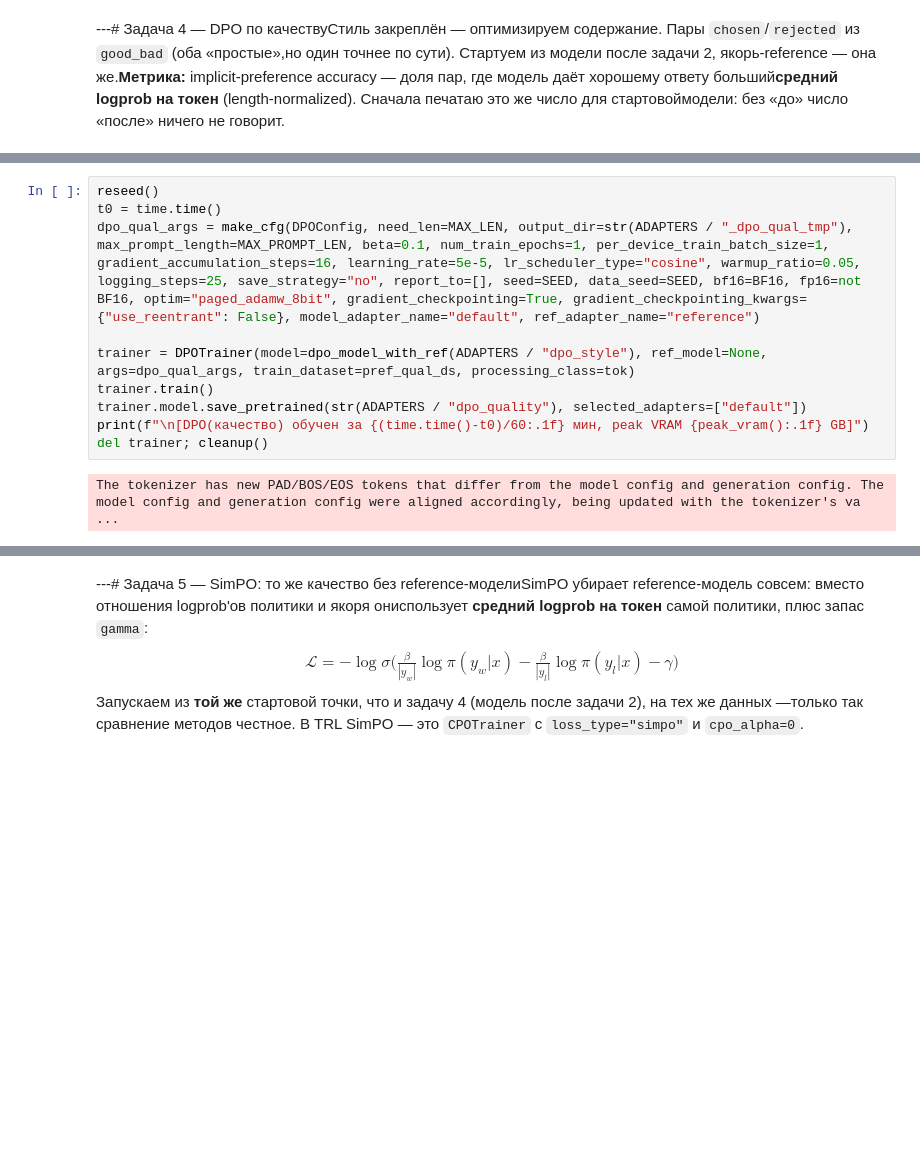
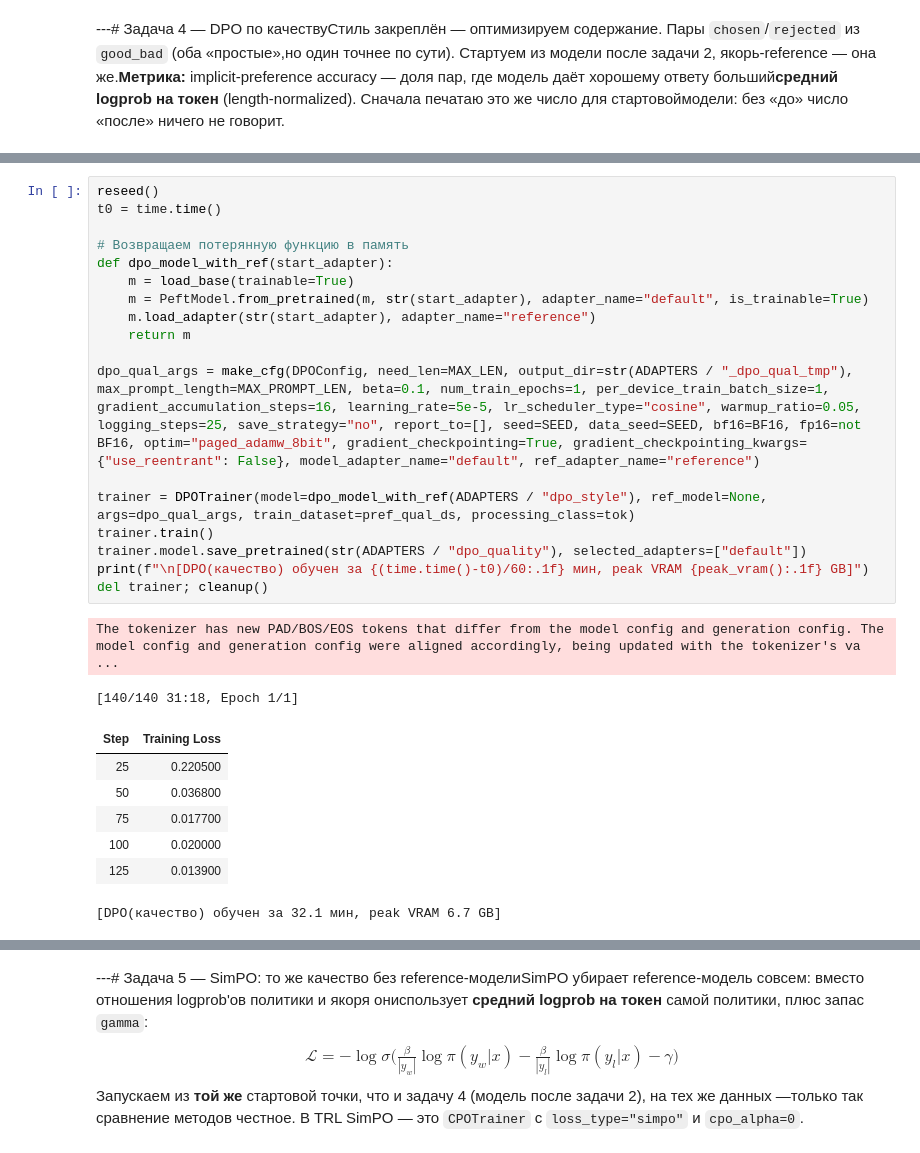
Before and after one commit to MrVlad-PL/qwen3-alignment-explainer, a Jupyter notebook: notebooks/alignment_pipeline.ipynb, the cells around one changed output, grey strips where cells are left out. Cells and saved outputs as stored; diff of their text form; blank space fills up the shorter version.

```diff
--- a/notebooks/alignment_pipeline.ipynb
+++ b/notebooks/alignment_pipeline.ipynb
@@ -476,14 +473,30 @@ implicit-preference accuracy ДО оптимизации качества: 0.980
 # %%
 reseed()
 t0 = time.time()
+
+# Возвращаем потерянную функцию в память
+def dpo_model_with_ref(start_adapter):
+    m = load_base(trainable=True)
+    m = PeftModel.from_pretrained(m, str(start_adapter), adapter_name="default", is_trainable=True)
+    m.load_adapter(str(start_adapter), adapter_name="reference")
+    return m
+
 dpo_qual_args = make_cfg(DPOConfig, need_len=MAX_LEN, output_dir=str(ADAPTERS / "_dpo_qual_tmp"), max_prompt_length=MAX_PROMPT_LEN, beta=0.1, num_train_epochs=1, per_device_train_batch_size=1, gradient_accumulation_steps=16, learning_rate=5e-5, lr_scheduler_type="cosine", warmup_ratio=0.05, logging_steps=25, save_strategy="no", report_to=[], seed=SEED, data_seed=SEED, bf16=BF16, fp16=not BF16, optim="paged_adamw_8bit", gradient_checkpointing=True, gradient_checkpointing_kwargs={"use_reentrant": False}, model_adapter_name="default", ref_adapter_name="reference")
 
 trainer = DPOTrainer(model=dpo_model_with_ref(ADAPTERS / "dpo_style"), ref_model=None, args=dpo_qual_args, train_dataset=pref_qual_ds, processing_class=tok)
 trainer.train()
 trainer.model.save_pretrained(str(ADAPTERS / "dpo_quality"), selected_adapters=["default"])
 print(f"\n[DPO(качество) обучен за {(time.time()-t0)/60:.1f} мин, peak VRAM {peak_vram():.1f} GB]")
 del trainer; cleanup()
 # %% [output]
 The tokenizer has new PAD/BOS/EOS tokens that differ from the model config and generation config. The model config and generation config were aligned accordingly, being updated with the tokenizer's va ...
+[140/140 31:18, Epoch 1/1]
+| Step | Training Loss |
+| 25 | 0.220500 |
+| 50 | 0.036800 |
+| 75 | 0.017700 |
+| 100 | 0.020000 |
+| 125 | 0.013900 |
+[DPO(качество) обучен за 32.1 мин, peak VRAM 6.7 GB]
 # %%
 # ── МЕТРИКА ЗАДАЧИ 4 ──────────────────────────────────────────────────────────
```
Also changed, not shown: parts of 4 cells of this notebook.
